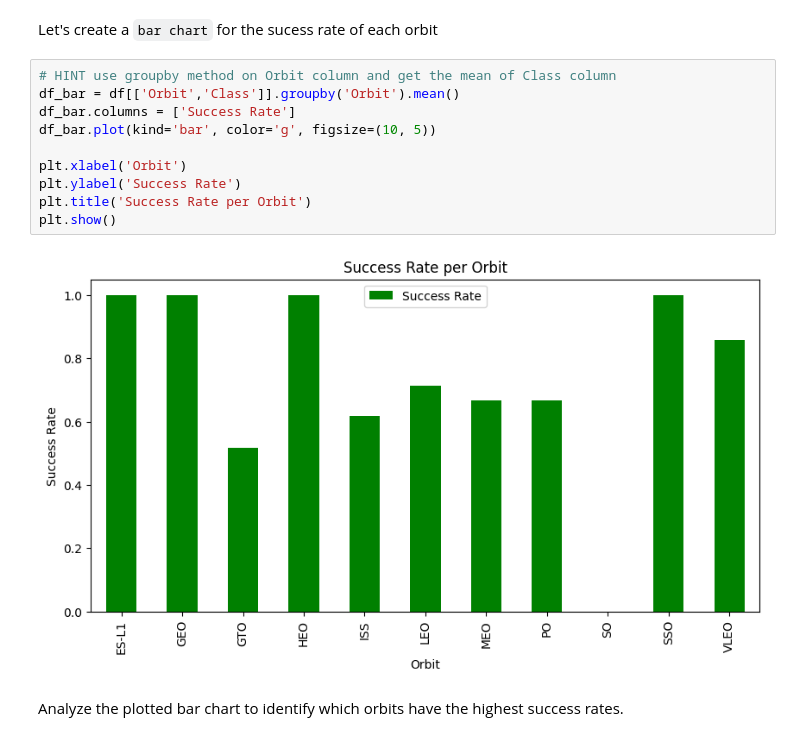
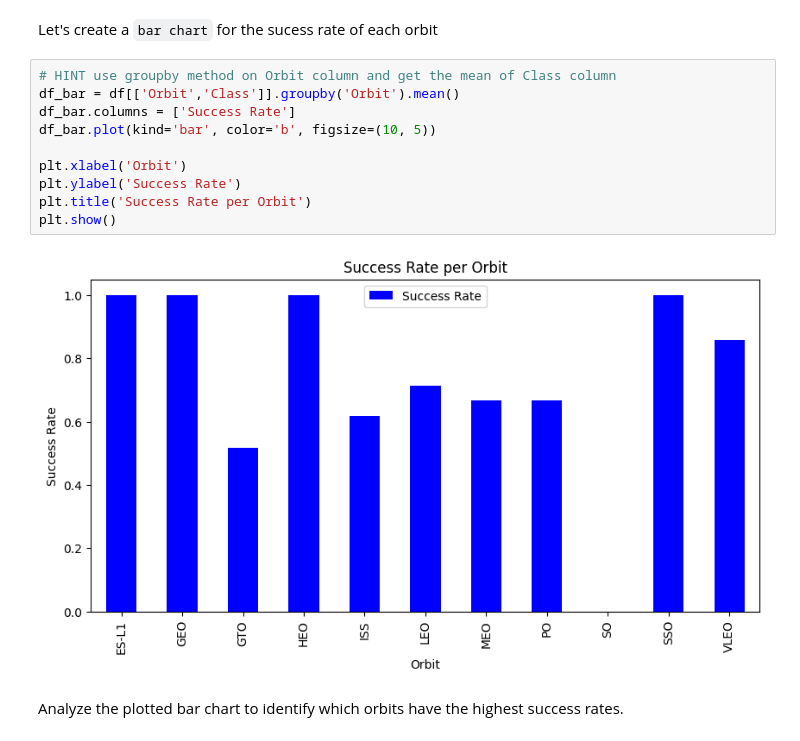
Before and after one commit to onlyoneblair/IBM-Data-Science-Certificate, a Jupyter notebook: edadataviz.ipynb, the cells around one changed output. Drawn from its saved outputs; the diff is of its cells as text.

```diff
--- a/edadataviz.ipynb
+++ b/edadataviz.ipynb
@@ -127,15 +127,15 @@ Let's create a `bar chart` for the sucess rate of each orbit
 # %%
 # HINT use groupby method on Orbit column and get the mean of Class column
 df_bar = df[['Orbit','Class']].groupby('Orbit').mean()
 df_bar.columns = ['Success Rate']
-df_bar.plot(kind='bar', color='g', figsize=(10, 5))
+df_bar.plot(kind='bar', color='b', figsize=(10, 5))
 
 plt.xlabel('Orbit')
 plt.ylabel('Success Rate')
 plt.title('Success Rate per Orbit')
 plt.show()
 # %% [output]
-[figure, old version]
+[figure, new version]
 # %% [markdown]
 Analyze the plotted bar chart to identify which orbits have the highest success rates.
 # %% [markdown]
```
Also changed, not shown: parts of 6 cells of this notebook.
